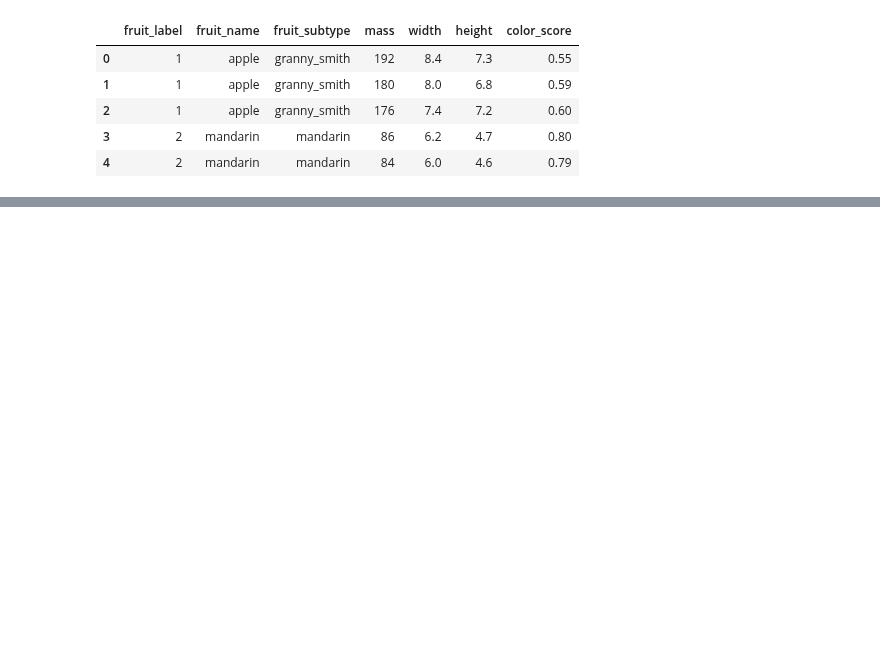
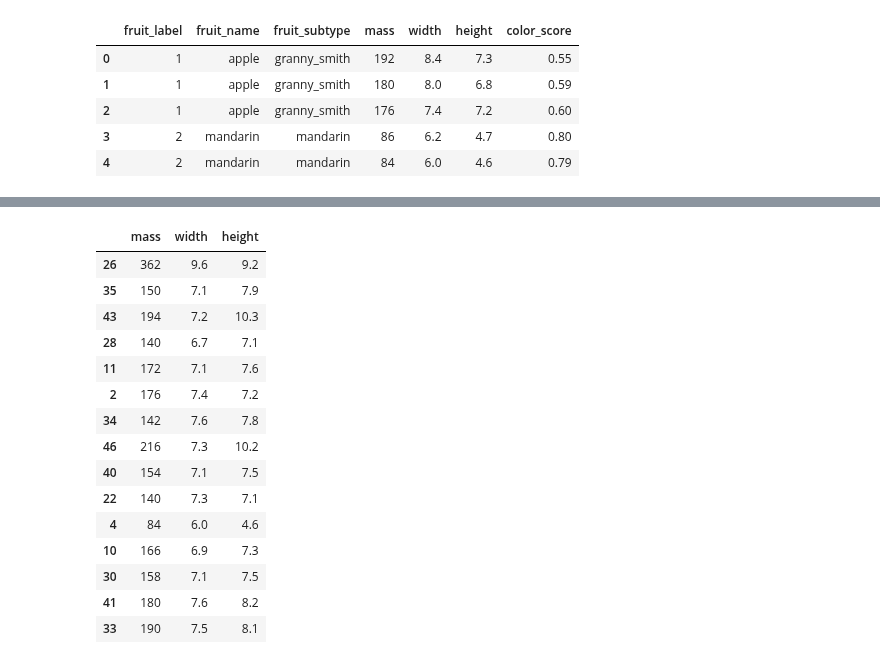
Before and after one commit to JosePabloGFnl/Applied-Data-Science-with-Python, a Jupyter notebook: Applied Machine Learning in Python/FundamentalsOfMachineLearning-IntroToSciKitLearn.ipynb, the cells around one changed output, grey strips where cells are left out. Cells and saved outputs as stored; diff of their text form; code cells hidden in the pictures; blank space fills up the shorter version.

```diff
--- a/Applied Machine Learning in Python/FundamentalsOfMachineLearning-IntroToSciKitLearn.ipynb
+++ b/Applied Machine Learning in Python/FundamentalsOfMachineLearning-IntroToSciKitLearn.ipynb
@@ -20,0 +96,19 @@ fruits.head()
+# %%
+X_test
+# %% [output]
+|  | mass | width | height |
+| 26 | 362 | 9.6 | 9.2 |
+| 35 | 150 | 7.1 | 7.9 |
+| 43 | 194 | 7.2 | 10.3 |
+| 28 | 140 | 6.7 | 7.1 |
+| 11 | 172 | 7.1 | 7.6 |
+| 2 | 176 | 7.4 | 7.2 |
+| 34 | 142 | 7.6 | 7.8 |
+| 46 | 216 | 7.3 | 10.2 |
+| 40 | 154 | 7.1 | 7.5 |
+| 22 | 140 | 7.3 | 7.1 |
+| 4 | 84 | 6.0 | 4.6 |
+| 10 | 166 | 6.9 | 7.3 |
+| 30 | 158 | 7.1 | 7.5 |
+| 41 | 180 | 7.6 | 8.2 |
+| 33 | 190 | 7.5 | 8.1 |
```
Also changed, not shown: parts of 15 cells of this notebook.
